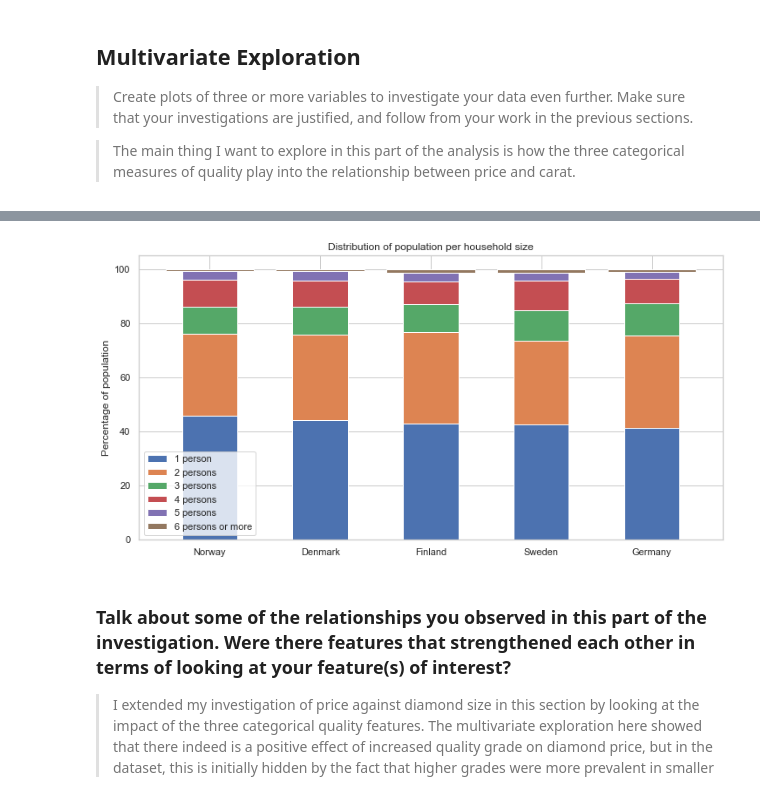
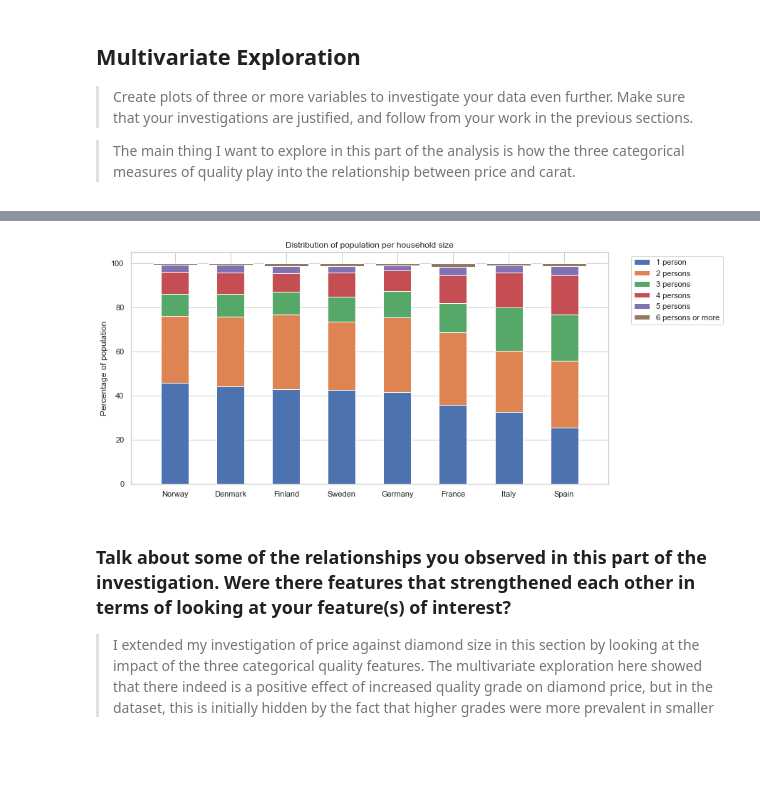
Before and after one commit to AtulSingh-Emyre/AnalysisCovid19, a Jupyter notebook: exploration_Covid19.ipynb, the cells around one changed output, grey strips where cells are left out. Saved outputs shown, nothing was run; the diff lists cells and outputs as text; code cells hidden in the pictures; blank space fills up the shorter version.

```diff
--- a/exploration_Covid19.ipynb
+++ b/exploration_Covid19.ipynb
@@ -499,10 +494,14 @@ further. Make sure that your investigations are justified, and follow from
 your work in the previous sections.
 
 > The main thing I want to explore in this part of the analysis is how the three categorical measures of quality play into the relationship between price and carat.
+# %%
+# Countries of interest (European countries with more than 40% 1-person households)
+
+northern_southern_european = ['Norway', 'Denmark', 'Finland', 'Germany', 'Sweden', 'Italy', 'Spain', 'France']
 # %%
 # Drop all countries which are not of interest in this analysis
 
-df_householdsEU_Timeline = df_householdsEU_Timeline[df_householdsEU_Timeline['country'].isin(northern_european)]
+df_householdsEU_Timeline = df_householdsEU_Timeline[df_householdsEU_Timeline['country'].isin(northern_southern_european)]
 # %%
 df_householdsEU_Timeline_2018 = df_householdsEU_Timeline.query('year == "2018"').sort_values('1 person', ascending=False)
 # %%
@@ -518,34 +520,37 @@ df_householdsEU_Timeline_2018
 # households for each nordic country (Country, householdtype, share)
 
 # Define figure size
 plt.figure(figsize=[12,6])
 
-N = 5
+N = 8
 ind = np.arange(N)    # the x locations for the groups
 width = 0.5       # the width of the bars: can also be len(x) sequence
 
 #plt.style.use(style_name)
 
 p1 = plt.bar(ind, df_householdsEU_Timeline_2018['1 person'], width)
 p2 = plt.bar(ind, df_householdsEU_Timeline_2018['2 persons'], width,
              bottom=df_householdsEU_Timeline_2018['1 person'])
 p3 = plt.bar(ind, df_householdsEU_Timeline_2018['3 persons'], width,
              bottom=df_householdsEU_Timeline_2018['1 person']+df_householdsEU_Timeline_2018['2 persons'])
 p4 = plt.bar(ind, df_householdsEU_Timeline_2018['4 persons'], width,
              bottom=df_householdsEU_Timeline_2018['1 person']+df_householdsEU_Timeline_2018['2 persons']+df_householdsEU_Timeline_2018['3 persons'])
 p5 = plt.bar(ind, df_householdsEU_Timeline_2018['5 persons'], width,
              bottom=df_householdsEU_Timeline_2018['1 person']+df_householdsEU_Timeline_2018['2 persons']+df_householdsEU_Timeline_2018['3 persons']+df_householdsEU_Timeline_2018['4 persons'])
 p6 = plt.bar(ind, df_householdsEU_Timeline_2018['6 persons or more'],
              bottom=df_householdsEU_Timeline_2018['1 person']+df_householdsEU_Timeline_2018['2 persons']+df_householdsEU_Timeline_2018['3 persons']+df_householdsEU_Timeline_2018['4 persons']++df_householdsEU_Timeline_2018['5 persons'])
 
 
 
 
 plt.ylabel('Percentage of population')
 plt.title('Distribution of population per household size')
-plt.xticks(ind, ('Norway', 'Denmark', 'Finland', 'Sweden', 'Germany'))
-plt.legend((p1[0], p2[0], p3[0], p4[0], p5[0], p6[0]), ('1 person', '2 persons', '3 persons', '4 persons', '5 persons', '6 persons or more'))
+plt.xticks(ind, ('Norway', 'Denmark', 'Finland', 'Sweden', 'Germany', 'France', 'Italy', 'Spain'))
+plt.legend((p1[0], p2[0], p3[0], p4[0], p5[0], p6[0]),
+           ('1 person', '2 persons', '3 persons', '4 persons', '5 persons', '6 persons or more'),
+           bbox_to_anchor=(1.04,1))
+
 
 plt.show()
 # %% [output]
-[figure, old version]
+[figure, new version]
```
Also changed, not shown: parts of 10 cells of this notebook.
